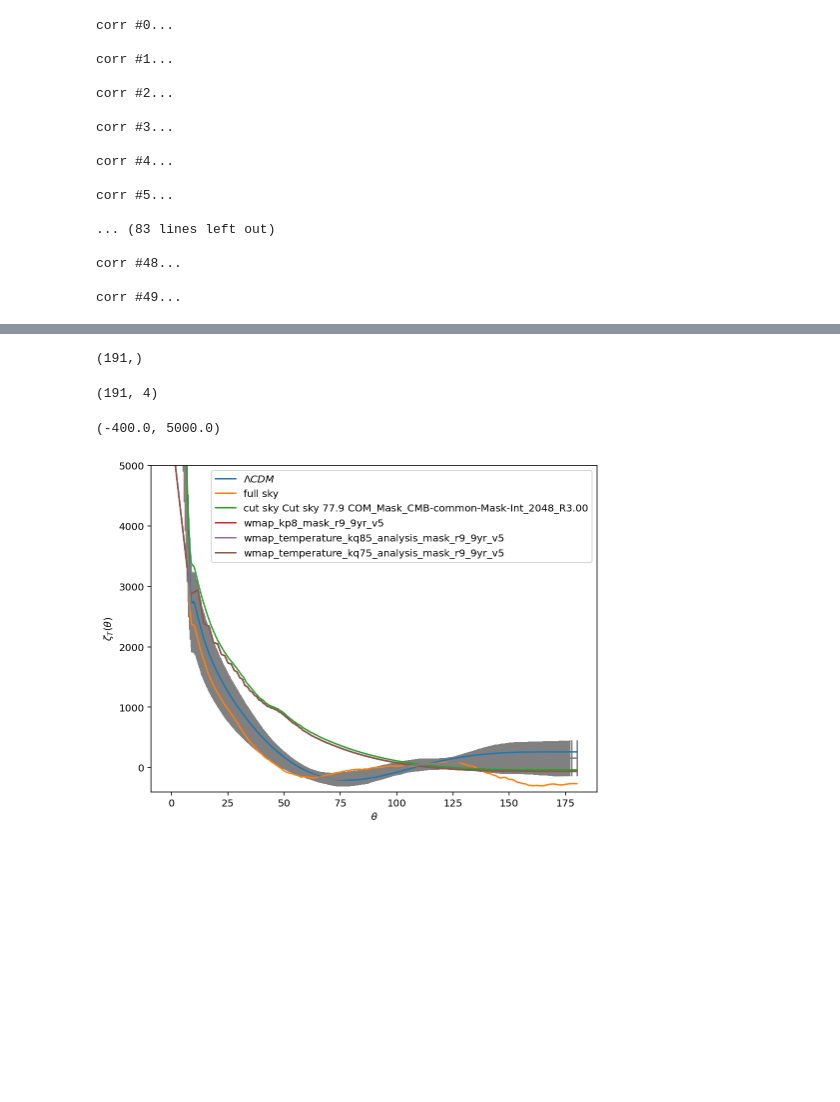
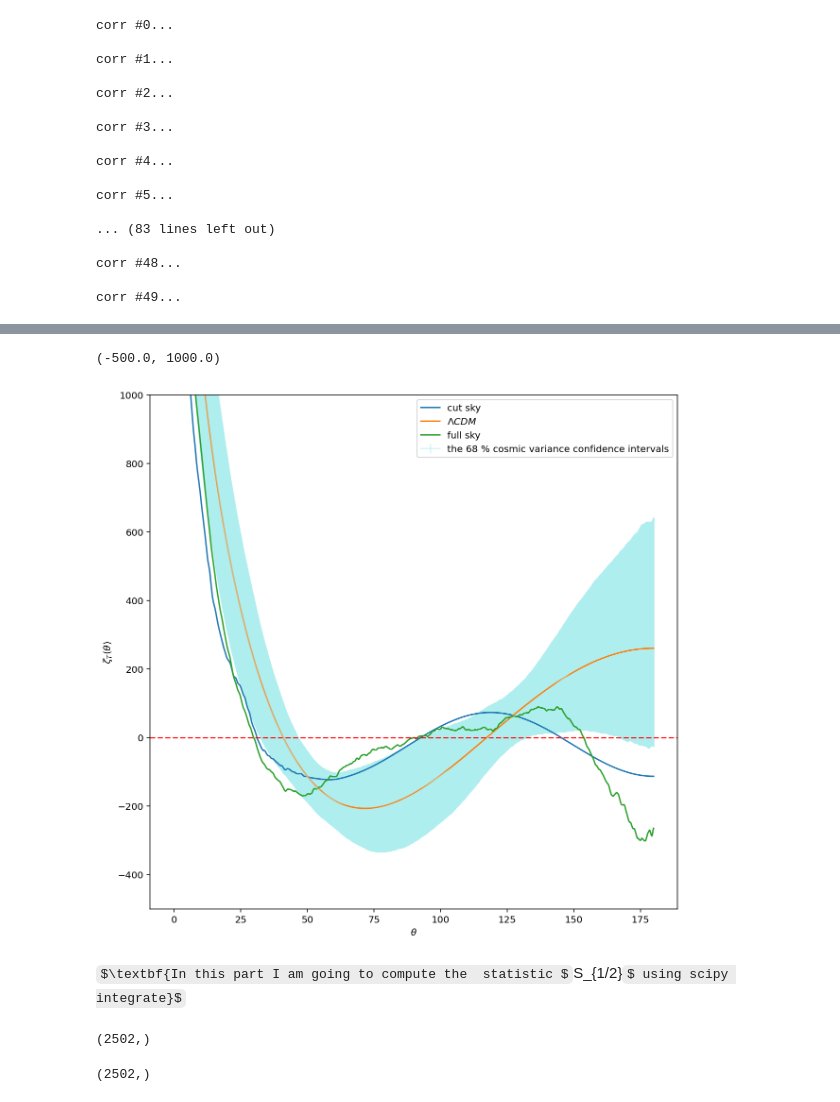
Before and after one commit to Augustocmb/cmblss, a Jupyter notebook: code/cmblss-main/correlation-function.ipynb, the cells around one changed output, grey strips where cells are left out. Cells and saved outputs as stored; diff of their text form; code cells hidden in the pictures; some formulas as TeX source; blank space fills up the shorter version.

Commit message:
I compute the statistical S_1/2

```diff
--- a/code/cmblss-main/correlation-function.ipynb
+++ b/code/cmblss-main/correlation-function.ipynb
@@ -621,24 +283,0 @@ f_3=interp1d(el_3, d3l, kind= 'cubic')
-# %%
-# I define my news l
-lnew_1=np.linspace(4, 195, 191)
-lnew_2=np.linspace(4, 195, 191)
-lnew_3=np.linspace(4, 195, 191)
-
-#pdl is the interpolated new function
-pdl_1=f_1(lnew_1)
-pdl_2=f_1(lnew_2)
-pdl_3=f_1(lnew_3)
-lnew_3.shape
-# %% [output]
-(191,)
-# %%
-# DL are arrays to compute the correlation function
-DL_1=np.zeros((len(pdl_1),4))
-DL_1[:,0]=pdl_1
-DL_2=np.zeros((len(pdl_2),4))
-DL_2[:,0]=pdl_2
-DL_3=np.zeros((len(pdl_3),4))
-DL_3[:,0]=pdl_3
-DL_3.shape
-# %% [output]
-(191, 4)
@@ -653,19 +284,23 @@ r_=np.arccos(xvals_)*180/np.pi # sampled theta values in degrees
-# %%
-# Put the correlation function all together
-plt.figure(figsize=(8,6)) # Plot size
-plt.errorbar(r_1,media, yerr=sigma, color= 'grey')
-plt.plot(r, corrs[:,0], label='$\Lambda CDM $')
-plt.plot(r1, corr1[:,0], label ='full sky')
-plt.plot(r2_1, corr2_1[:,0], label = 'cut sky Cut sky 77.9 COM_Mask_CMB-common-Mask-Int_2048_R3.00')
-plt.plot(r_, c_3[:,0], label = 'wmap_kp8_mask_r9_9yr_v5')
-plt.plot(r_, c_2[:,0], label = 'wmap_temperature_kq85_analysis_mask_r9_9yr_v5')
-plt.plot(r_, c_1[:,0], label = 'wmap_temperature_kq75_analysis_mask_r9_9yr_v5')
-
-plt.ylabel(r'$\zeta_{T}(\theta)$')
-plt.xlabel(r'$\theta$')
-plt.legend(loc='best')
-
-plt.ylim(-400,5000)
-# %% [output]
-(-400.0, 5000.0)
-[figure, removed]
+# %%
+# Plotting the results
+plt.figure(figsize=(10,10))
+plt.errorbar(ra,media[:,0], yerr=sigma[:,0], color= 'paleturquoise',
+             label='the 68 % cosmic variance confidence intervals',alpha=0.5)
+#for i in range(Nmaps):
+    #plt.plot(r, corr[i,:,0],alpha=0.4)
+#plt.plot(r, media[:,0],lw=2.,c='k')
+plt.plot(r2, corr2[:,0], label = 'cut sky')
+plt.plot(rk, corrs[:,0], label='$\Lambda CDM $')
+plt.plot(r1, corr1[:,0], label ='full sky')
+#plt.plot(r2_1, corr2_1[:,0], label = 'cut sky')
+plt.ylabel(r'$\zeta_{T}(\theta)$')
+plt.xlabel(r'$\theta$')
+plt.legend(loc='best')
+plt.axhline(y=0.0, color='r', linestyle='--')
+
+plt.ylim(-500,1000)
+# %% [output]
+(-500.0, 1000.0)
+[figure, added]
+# %% [markdown]
+$\textbf{In this part I am going to compute the  statistic $S_{1/2}$ using scipy integrate}$
@@ -671,0 +309,8 @@ plt.ylim(-400,5000)
+# %%
+np.sin(r2).shape
+# %% [output]
+(2502,)
+# %%
+corr2[:,0].shape
+# %% [output]
+(2502,)
```
Also changed, not shown: parts of 65 cells of this notebook.
